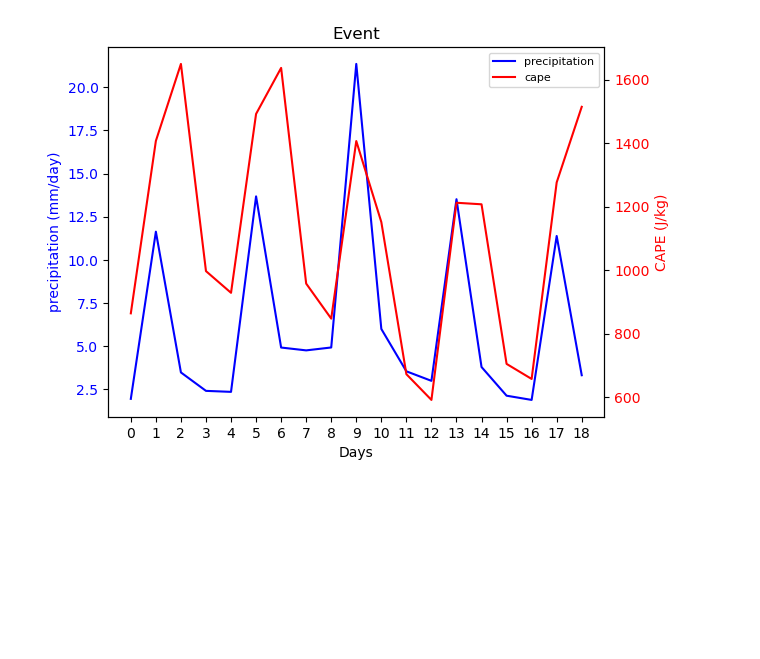
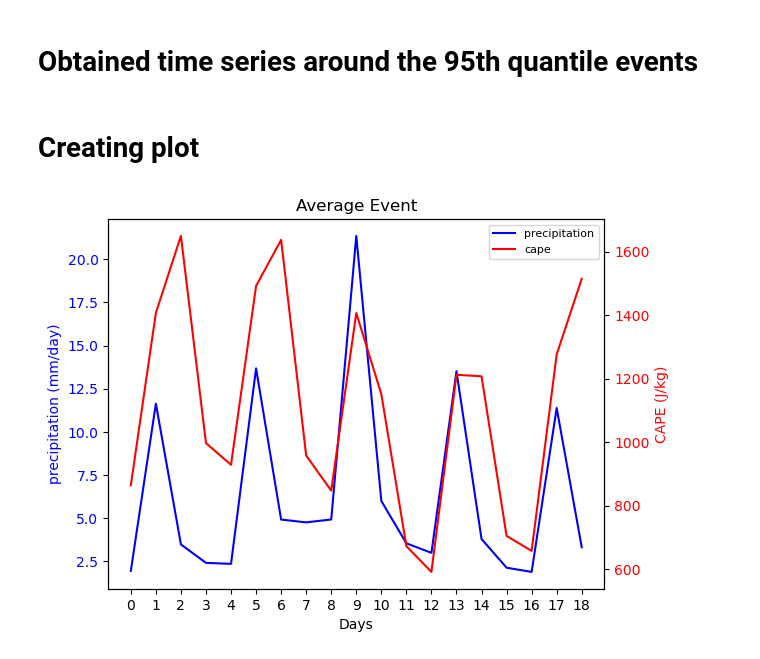
Before and after one commit to VarinR/Atmospheric-Science, a Jupyter notebook: Tropics_2.ipynb, the cells around one changed output. Saved outputs shown, nothing was run; the diff lists cells and outputs as text; code cells hidden in the pictures; blank space fills up the shorter version.

```diff
--- a/Tropics_2.ipynb
+++ b/Tropics_2.ipynb
@@ -35,3 +25,5 @@ precip1 = precip.where(precip >= 1)
 thresholdT = precip1.quantile(0.95)
 top_eventsT = avg_dsT.where(precip1 >= thresholdT, drop=True)
+# %% [markdown]
+# Obtained time series around the 95th quantile events
 # %%
@@ -53,27 +46,29 @@ mean_of_events = np.mean(events_array, axis=0)
+# %% [markdown]
+# Creating plot
 # %%
 
 labels = [str(i) for i in range(19)]  # Generate labels from "0" to "46"
 
 # Create the first subplot for 'tp'
 fig, ax1 = plt.subplots()
 ax1.plot(labels, mean_of_events[1]*22000, 'b-', label='precipitation')
 ax1.set_xlabel('Days')
 ax1.set_ylabel('precipitation (mm/day)', color='b')
 ax1.tick_params(axis='y', labelcolor='b')
 
 # Create the second subplot for 'cape' on a secondary y-axis
 ax2 = ax1.twinx()
 ax2.plot(labels, mean_of_events[0], 'r-', label='cape')
 ax2.set_ylabel('CAPE (J/kg)', color='r')
 ax2.tick_params(axis='y', labelcolor='r')
 
 # Add a legend for both subplots
 lines, labels = ax1.get_legend_handles_labels()
 lines2, labels2 = ax2.get_legend_handles_labels()
 ax1.legend(lines + lines2, labels + labels2, loc='upper right', fontsize=8)
 
-plt.title('Event')  # Add a title to the plot
+plt.title('Average Event')  # Add a title to the plot
 
 plt.show()
 # %% [output]
-[figure, old version]
+[figure, new version]
```
Also changed, not shown: parts of 10 cells of this notebook.
